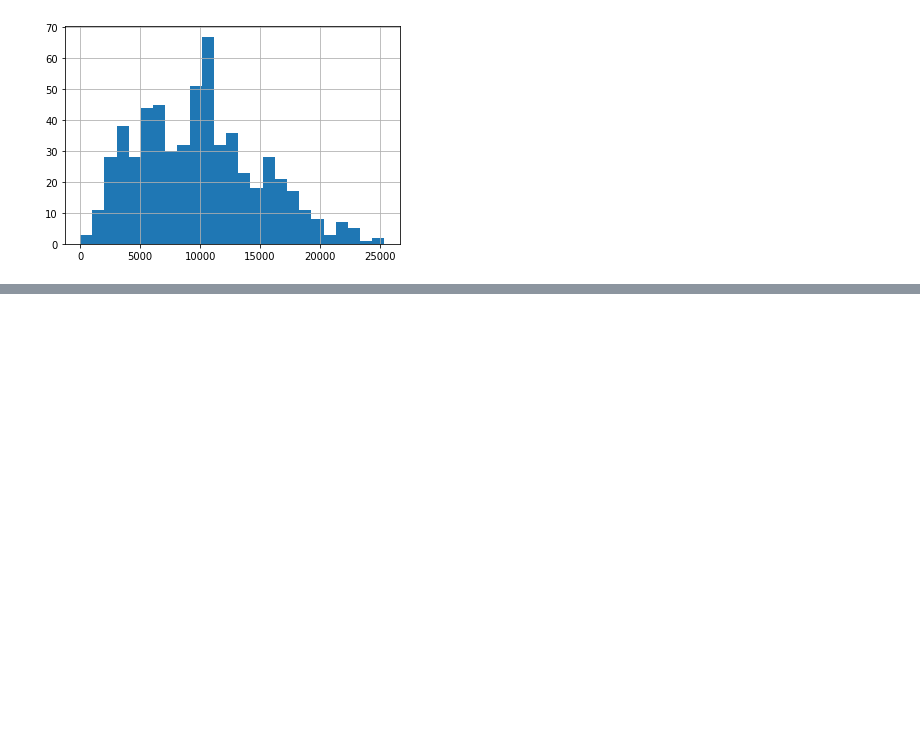
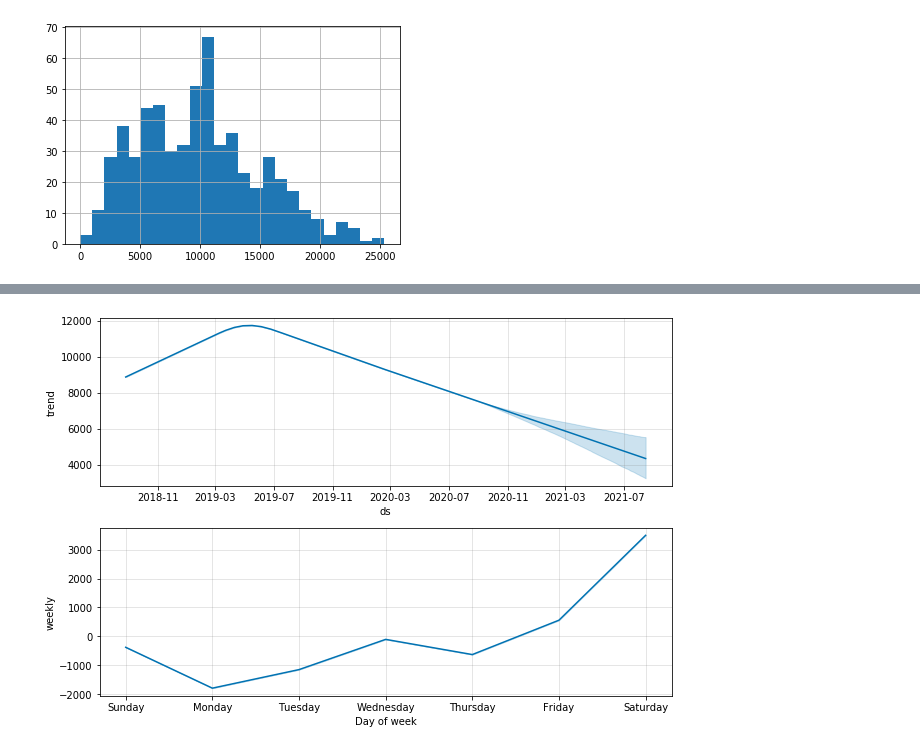
Before and after one commit to noahmelngailis/time_series_steps_project, a Jupyter notebook: time_series_mvp.ipynb, the cells around one changed output, grey strips where cells are left out. Saved outputs shown, nothing was run; the diff lists cells and outputs as text; code cells hidden in the pictures; blank space fills up the shorter version.

```diff
--- a/time_series_mvp.ipynb
+++ b/time_series_mvp.ipynb
@@ -330,0 +359,4 @@ df.steps.hist(bins=25)
+# %%
+fig2 = m.plot_components(forecast)
+# %% [output]
+[figure, added]
```
Also changed, not shown: parts of 18 cells of this notebook, 1 other file.
